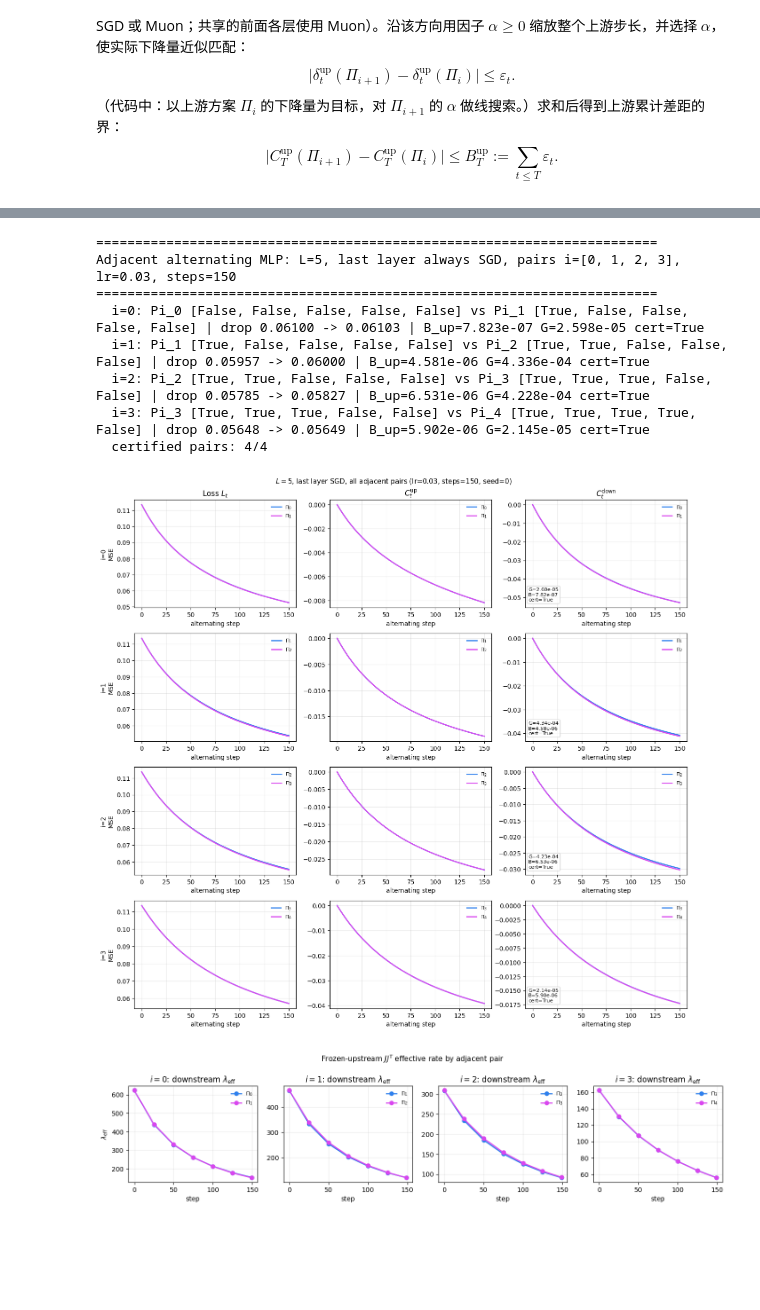
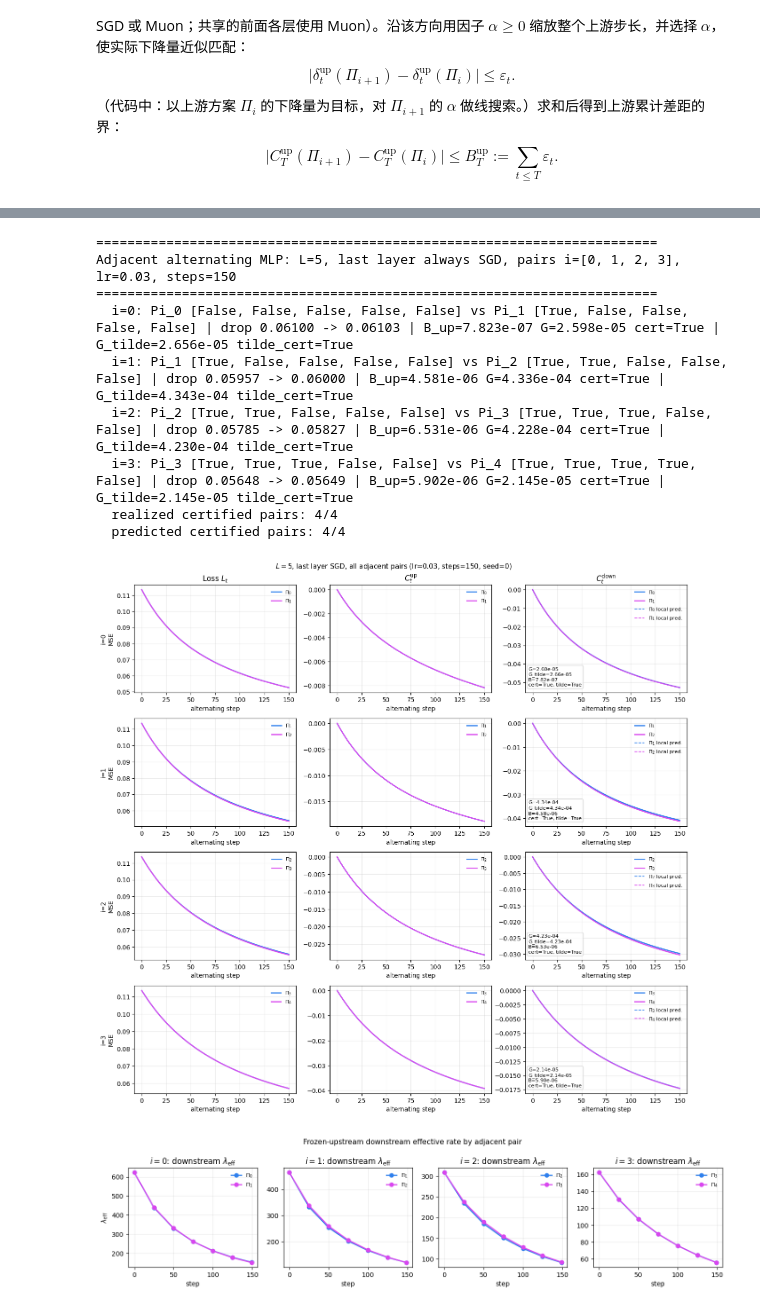
Before and after one commit to huanghao-sss/muon_interpretation, a Jupyter notebook: Chinese/demo_muon_tradeoff.executed.ipynb, the cells around one changed output, grey strips where cells are left out. Cells and saved outputs as stored; diff of their text form; code cells hidden in the pictures; blank space fills up the shorter version.

Commit message:
Add local downstream gain prediction

```diff
--- a/Chinese/demo_muon_tradeoff.executed.ipynb
+++ b/Chinese/demo_muon_tradeoff.executed.ipynb
@@ -1249,10 +1324,12 @@ def train_adjacent_halfsteps(
 
     hist = dict(
         L_a=[], L_b=[], Cup_a=[], Cup_b=[], Cdown_a=[], Cdown_b=[],
+        Cdown_tilde_a=[], Cdown_tilde_b=[],
         up_gap=[], lambda_a=[], lambda_b=[], lambda_steps=[],
         i=i, muon_a=muon_a, muon_b=muon_b,
     )
     Cup_a = Cup_b = Cdown_a = Cdown_b = 0.0
+    Cdown_tilde_a = Cdown_tilde_b = 0.0
 
     def snapshot(La, Lb):
         hist["L_a"].append(La)
@@ -1261,6 +1338,8 @@ def train_adjacent_halfsteps(
         hist["Cup_b"].append(Cup_b)
         hist["Cdown_a"].append(Cdown_a)
         hist["Cdown_b"].append(Cdown_b)
+        hist["Cdown_tilde_a"].append(Cdown_tilde_a)
+        hist["Cdown_tilde_b"].append(Cdown_tilde_b)
 
     La = mlp_mse(layers_a, X, Y).item()
     Lb = mlp_mse(layers_b, X, Y).item()
@@ -1299,6 +1378,7 @@ def train_adjacent_halfsteps(
                 W.grad = None
             for j, W in enumerate(layers):
                 W.requires_grad_(down_mask[j])
+            delta_tilde = predict_downstream_delta_jjt(layers, X, Y, up_count, lr)
             loss_mid = mlp_mse(layers, X, Y)
             loss_mid.backward()
             dirs_down = [
@@ -1311,9 +1391,11 @@ def train_adjacent_halfsteps(
                 L_new = mlp_mse(layers, X, Y).item()
             if key == "a":
                 Cdown_a += L_new - L_up
+                Cdown_tilde_a += delta_tilde
                 La = L_new
             else:
                 Cdown_b += L_new - L_up
+                Cdown_tilde_b += delta_tilde
                 Lb = L_new
 
         snapshot(La, Lb)
@@ -1325,7 +1407,9 @@ def train_adjacent_halfsteps(
 
     hist["B_up"] = float(sum(hist["up_gap"]))
     hist["G_down"] = float(hist["Cdown_a"][-1] - hist["Cdown_b"][-1])
+    hist["G_tilde"] = float(hist["Cdown_tilde_a"][-1] - hist["Cdown_tilde_b"][-1])
     hist["certified"] = hist["G_down"] > hist["B_up"]
+    hist["tilde_certified"] = hist["G_tilde"] > hist["B_up"]
     return hist
 
 
@@ -1345,10 +1429,13 @@ def run_all_adjacent_pairs(seed=MLP_SEED):
         print(
             f"  i={i}: Pi_{i} {hist['muon_a']} vs Pi_{i+1} {hist['muon_b']} | "
             f"drop {hist['L_a'][0] - hist['L_a'][-1]:.5f} -> {hist['L_b'][0] - hist['L_b'][-1]:.5f} | "
-            f"B_up={hist['B_up']:.3e} G={hist['G_down']:.3e} cert={hist['certified']}"
+            f"B_up={hist['B_up']:.3e} G={hist['G_down']:.3e} cert={hist['certified']} | "
+            f"G_tilde={hist['G_tilde']:.3e} tilde_cert={hist['tilde_certified']}"
         )
     n_cert = sum(1 for h in histories if h["certified"])
-    print(f"  certified pairs: {n_cert}/{len(histories)}")
+    n_tilde_cert = sum(1 for h in histories if h["tilde_certified"])
+    print(f"  realized certified pairs: {n_cert}/{len(histories)}")
+    print(f"  predicted certified pairs: {n_tilde_cert}/{len(histories)}")
     return histories
 # %%
 histories_adj = run_all_adjacent_pairs()
@@ -1377,52 +1464,56 @@ for row, hist in enumerate(histories_adj):
 
     axes[row, 2].plot(steps_axis, hist["Cdown_a"], color="#2F80ED", lw=1.8, label=label_a)
     axes[row, 2].plot(steps_axis, hist["Cdown_b"], color="#D946EF", lw=1.8, label=label_b)
+    axes[row, 2].plot(steps_axis, hist["Cdown_tilde_a"], color="#2F80ED", lw=1.2, ls="--", label=label_a + " local pred.")
+    axes[row, 2].plot(steps_axis, hist["Cdown_tilde_b"], color="#D946EF", lw=1.2, ls="--", label=label_b + " local pred.")
     axes[row, 2].grid(True, alpha=0.25)
     axes[row, 2].legend(frameon=False, fontsize=8)
     if row == 0:
         axes[row, 2].set_title(r"$C^{\mathrm{down}}_t$")
     axes[row, 2].text(
         0.02, 0.05,
-        f"G={hist['G_down']:.2e}\nB={hist['B_up']:.2e}\ncert={hist['certified']}",
+        f"G={hist['G_down']:.2e}\nG_tilde={hist['G_tilde']:.2e}\n"
+        f"B={hist['B_up']:.2e}\ncert={hist['certified']}, tilde={hist['tilde_certified']}",
         transform=axes[row, 2].transAxes, fontsize=8, va="bottom",
         bbox=dict(boxstyle="round", facecolor="white", alpha=0.8, edgecolor="#ccc"),
     )
     for ax in axes[row]:
         ax.set_xlabel("alternating step")
 
 fig.suptitle(
     fr"$L={MLP_L}$, last layer SGD, all adjacent pairs "
     fr"(lr={MLP_LR}, steps={MLP_STEPS}, seed={MLP_SEED})",
     fontsize=11,
 )
 fig.tight_layout()
 plt.show()
 
 fig2, axes2 = plt.subplots(1, n_pairs, figsize=(3.4 * n_pairs, 3.4), squeeze=False)
 for col, hist in enumerate(histories_adj):
     i = hist["i"]
     ax = axes2[0, col]
     ax.plot(hist["lambda_steps"], hist["lambda_a"], "o-", color="#2F80ED", lw=1.8, label=fr"$\Pi_{{{i}}}$")
     ax.plot(hist["lambda_steps"], hist["lambda_b"], "o-", color="#D946EF", lw=1.8, label=fr"$\Pi_{{{i+1}}}$")
     ax.set_title(fr"$i={i}$: downstream $\lambda_{{\mathrm{{eff}}}}$")
     ax.set_xlabel("step")
     ax.grid(True, alpha=0.25)
     ax.legend(frameon=False, fontsize=8)
 axes2[0, 0].set_ylabel(r"$\lambda_{\mathrm{eff}}$")
-fig2.suptitle("Frozen-upstream $JJ^T$ effective rate by adjacent pair", fontsize=11)
+fig2.suptitle("Frozen-upstream downstream effective rate by adjacent pair", fontsize=11)
 fig2.tight_layout()
 plt.show()
 # %% [output]
 ========================================================================
 Adjacent alternating MLP: L=5, last layer always SGD, pairs i=[0, 1, 2, 3], lr=0.03, steps=150
 ========================================================================
-  i=0: Pi_0 [False, False, False, False, False] vs Pi_1 [True, False, False, False, False] | drop 0.06100 -> 0.06103 | B_up=7.823e-07 G=2.598e-05 cert=True
-  i=1: Pi_1 [True, False, False, False, False] vs Pi_2 [True, True, False, False, False] | drop 0.05957 -> 0.06000 | B_up=4.581e-06 G=4.336e-04 cert=True
-  i=2: Pi_2 [True, True, False, False, False] vs Pi_3 [True, True, True, False, False] | drop 0.05785 -> 0.05827 | B_up=6.531e-06 G=4.228e-04 cert=True
-  i=3: Pi_3 [True, True, True, False, False] vs Pi_4 [True, True, True, True, False] | drop 0.05648 -> 0.05649 | B_up=5.902e-06 G=2.145e-05 cert=True
-  certified pairs: 4/4
+  i=0: Pi_0 [False, False, False, False, False] vs Pi_1 [True, False, False, False, False] | drop 0.06100 -> 0.06103 | B_up=7.823e-07 G=2.598e-05 cert=True | G_tilde=2.656e-05 tilde_cert=True
+  i=1: Pi_1 [True, False, False, False, False] vs Pi_2 [True, True, False, False, False] | drop 0.05957 -> 0.06000 | B_up=4.581e-06 G=4.336e-04 cert=True | G_tilde=4.343e-04 tilde_cert=True
+  i=2: Pi_2 [True, True, False, False, False] vs Pi_3 [True, True, True, False, False] | drop 0.05785 -> 0.05827 | B_up=6.531e-06 G=4.228e-04 cert=True | G_tilde=4.230e-04 tilde_cert=True
+  i=3: Pi_3 [True, True, True, False, False] vs Pi_4 [True, True, True, True, False] | drop 0.05648 -> 0.05649 | B_up=5.902e-06 G=2.145e-05 cert=True | G_tilde=2.145e-05 tilde_cert=True
+  realized certified pairs: 4/4
+  predicted certified pairs: 4/4
-[figure, old version]
+[figure, new version]
-[figure, old version]
+[figure, new version]
 # %% [markdown]
 ### 解读可运行检查
 
```
Also changed, not shown: parts of 3 cells of this notebook, 3 other files.
